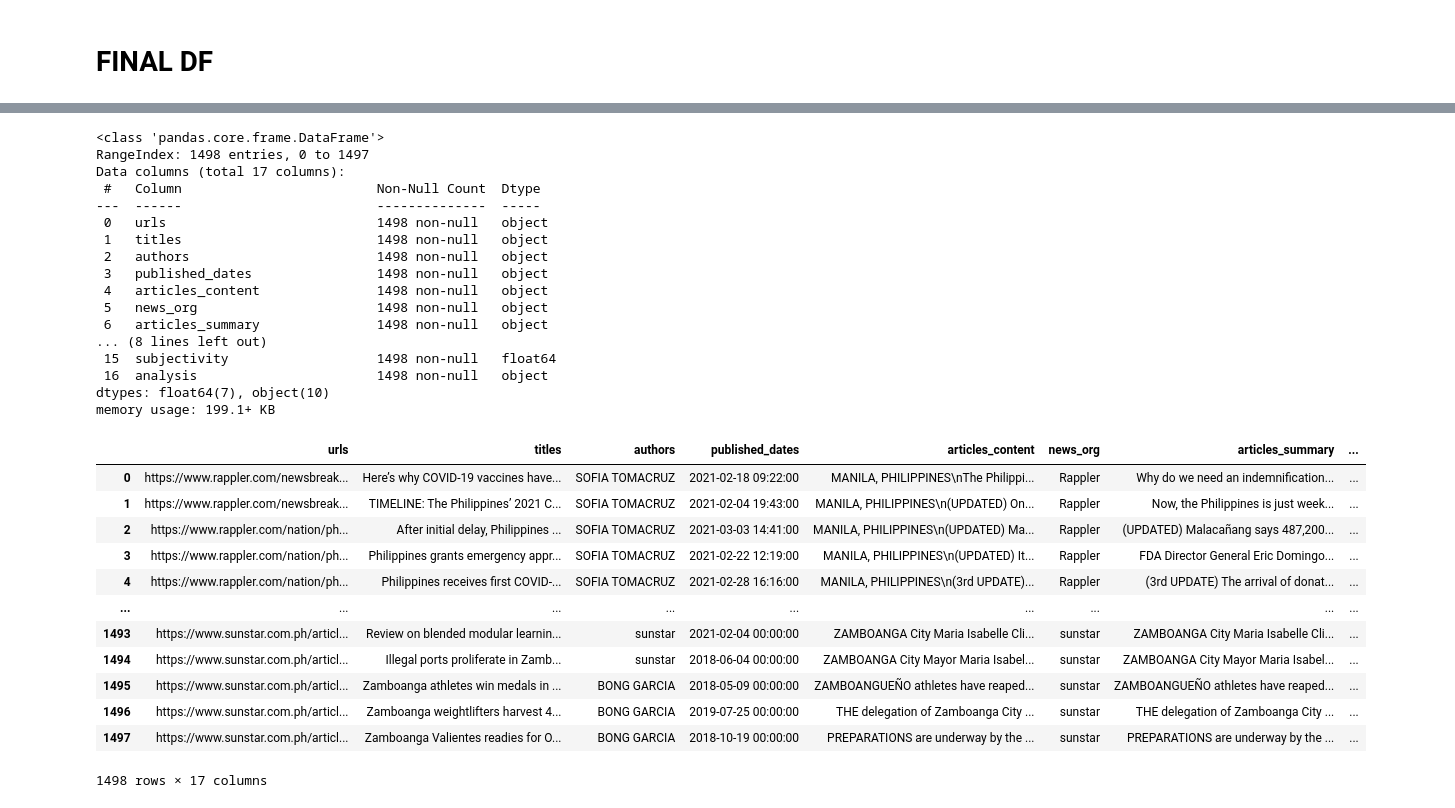
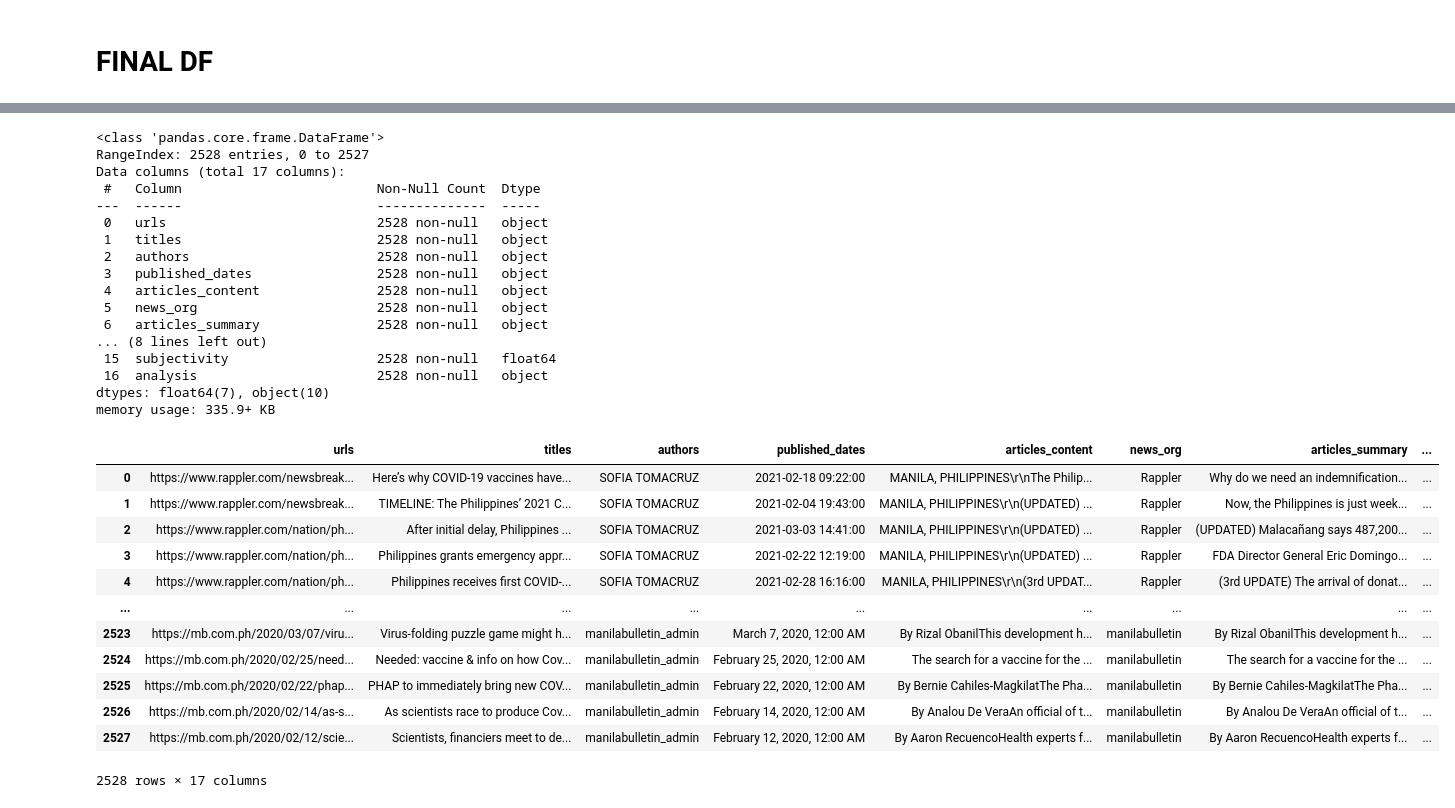
Before and after one commit to babybunso/team-sasa, a Jupyter notebook: sprint4project/3_NLP.ipynb, the cells around one changed output, grey strips where cells are left out. Saved outputs shown, nothing was run; the diff lists cells and outputs as text; code cells hidden in the pictures.

```diff
--- a/sprint4project/3_NLP.ipynb
+++ b/sprint4project/3_NLP.ipynb
@@ -793,41 +868,41 @@ FILENAME = 'datasets/model.csv'
 df.to_csv(FILENAME, index=False)
 # %%
 ### Read the MODEL dataset
-df = pd.read_csv(FILENAME)
+#df = pd.read_csv(FILENAME)
 # df['published_dates'] = pd.to_datetime(df['published_dates'])
 df.info()
 df
 # %% [output]
 <class 'pandas.core.frame.DataFrame'>
-RangeIndex: 1498 entries, 0 to 1497
+RangeIndex: 2528 entries, 0 to 2527
 Data columns (total 17 columns):
  #   Column                         Non-Null Count  Dtype
 ---  ------                         --------------  -----
- 0   urls                           1498 non-null   object
- 1   titles                         1498 non-null   object
- 2   authors                        1498 non-null   object
- 3   published_dates                1498 non-null   object
- 4   articles_content               1498 non-null   object
- 5   news_org                       1498 non-null   object
- 6   articles_summary               1498 non-null   object
+ 0   urls                           2528 non-null   object
+ 1   titles                         2528 non-null   object
+ 2   authors                        2528 non-null   object
+ 3   published_dates                2528 non-null   object
+ 4   articles_content               2528 non-null   object
+ 5   news_org                       2528 non-null   object
+ 6   articles_summary               2528 non-null   object
 ... (8 lines left out)
- 15  subjectivity                   1498 non-null   float64
- 16  analysis                       1498 non-null   object
+ 15  subjectivity                   2528 non-null   float64
+ 16  analysis                       2528 non-null   object
 dtypes: float64(7), object(10)
-memory usage: 199.1+ KB
+memory usage: 335.9+ KB
 |  | urls | titles | authors | published_dates | articles_content | news_org | articles_summary | ... |
-| 0 | https://www.rappler.com/newsbreak... | Here’s why COVID-19 vaccines have... | SOFIA TOMACRUZ | 2021-02-18 09:22:00 | MANILA, PHILIPPINES\nThe Philippi... | Rappler | Why do we need an indemnification... | ... |
-| 1 | https://www.rappler.com/newsbreak... | TIMELINE: The Philippines’ 2021 C... | SOFIA TOMACRUZ | 2021-02-04 19:43:00 | MANILA, PHILIPPINES\n(UPDATED) On... | Rappler | Now, the Philippines is just week... | ... |
-| 2 | https://www.rappler.com/nation/ph... | After initial delay, Philippines ... | SOFIA TOMACRUZ | 2021-03-03 14:41:00 | MANILA, PHILIPPINES\n(UPDATED) Ma... | Rappler | (UPDATED) Malacañang says 487,200... | ... |
-| 3 | https://www.rappler.com/nation/ph... | Philippines grants emergency appr... | SOFIA TOMACRUZ | 2021-02-22 12:19:00 | MANILA, PHILIPPINES\n(UPDATED) It... | Rappler | FDA Director General Eric Domingo... | ... |
-| 4 | https://www.rappler.com/nation/ph... | Philippines receives first COVID-... | SOFIA TOMACRUZ | 2021-02-28 16:16:00 | MANILA, PHILIPPINES\n(3rd UPDATE)... | Rappler | (3rd UPDATE) The arrival of donat... | ... |
+| 0 | https://www.rappler.com/newsbreak... | Here’s why COVID-19 vaccines have... | SOFIA TOMACRUZ | 2021-02-18 09:22:00 | MANILA, PHILIPPINES\r\nThe Philip... | Rappler | Why do we need an indemnification... | ... |
+| 1 | https://www.rappler.com/newsbreak... | TIMELINE: The Philippines’ 2021 C... | SOFIA TOMACRUZ | 2021-02-04 19:43:00 | MANILA, PHILIPPINES\r\n(UPDATED) ... | Rappler | Now, the Philippines is just week... | ... |
+| 2 | https://www.rappler.com/nation/ph... | After initial delay, Philippines ... | SOFIA TOMACRUZ | 2021-03-03 14:41:00 | MANILA, PHILIPPINES\r\n(UPDATED) ... | Rappler | (UPDATED) Malacañang says 487,200... | ... |
+| 3 | https://www.rappler.com/nation/ph... | Philippines grants emergency appr... | SOFIA TOMACRUZ | 2021-02-22 12:19:00 | MANILA, PHILIPPINES\r\n(UPDATED) ... | Rappler | FDA Director General Eric Domingo... | ... |
+| 4 | https://www.rappler.com/nation/ph... | Philippines receives first COVID-... | SOFIA TOMACRUZ | 2021-02-28 16:16:00 | MANILA, PHILIPPINES\r\n(3rd UPDAT... | Rappler | (3rd UPDATE) The arrival of donat... | ... |
 | ... | ... | ... | ... | ... | ... | ... | ... | ... |
-| 1493 | https://www.sunstar.com.ph/articl... | Review on blended modular learnin... | sunstar | 2021-02-04 00:00:00 | ZAMBOANGA City Maria Isabelle Cli... | sunstar | ZAMBOANGA City Maria Isabelle Cli... | ... |
-| 1494 | https://www.sunstar.com.ph/articl... | Illegal ports proliferate in Zamb... | sunstar | 2018-06-04 00:00:00 | ZAMBOANGA City Mayor Maria Isabel... | sunstar | ZAMBOANGA City Mayor Maria Isabel... | ... |
-| 1495 | https://www.sunstar.com.ph/articl... | Zamboanga athletes win medals in ... | BONG GARCIA | 2018-05-09 00:00:00 | ZAMBOANGUEÑO athletes have reaped... | sunstar | ZAMBOANGUEÑO athletes have reaped... | ... |
-| 1496 | https://www.sunstar.com.ph/articl... | Zamboanga weightlifters harvest 4... | BONG GARCIA | 2019-07-25 00:00:00 | THE delegation of Zamboanga City ... | sunstar | THE delegation of Zamboanga City ... | ... |
-| 1497 | https://www.sunstar.com.ph/articl... | Zamboanga Valientes readies for O... | BONG GARCIA | 2018-10-19 00:00:00 | PREPARATIONS are underway by the ... | sunstar | PREPARATIONS are underway by the ... | ... |
+| 2523 | https://mb.com.ph/2020/03/07/viru... | Virus-folding puzzle game might h... | manilabulletin_admin | March 7, 2020, 12:00 AM | By Rizal ObanilThis development h... | manilabulletin | By Rizal ObanilThis development h... | ... |
+| 2524 | https://mb.com.ph/2020/02/25/need... | Needed: vaccine & info on how Cov... | manilabulletin_admin | February 25, 2020, 12:00 AM | The search for a vaccine for the ... | manilabulletin | The search for a vaccine for the ... | ... |
+| 2525 | https://mb.com.ph/2020/02/22/phap... | PHAP to immediately bring new COV... | manilabulletin_admin | February 22, 2020, 12:00 AM | By Bernie Cahiles-MagkilatThe Pha... | manilabulletin | By Bernie Cahiles-MagkilatThe Pha... | ... |
+| 2526 | https://mb.com.ph/2020/02/14/as-s... | As scientists race to produce Cov... | manilabulletin_admin | February 14, 2020, 12:00 AM | By Analou De VeraAn official of t... | manilabulletin | By Analou De VeraAn official of t... | ... |
+| 2527 | https://mb.com.ph/2020/02/12/scie... | Scientists, financiers meet to de... | manilabulletin_admin | February 12, 2020, 12:00 AM | By Aaron RecuencoHealth experts f... | manilabulletin | By Aaron RecuencoHealth experts f... | ... |
-1498 rows × 17 columns
+2528 rows × 17 columns
 # %%
 df[['articles_content','articles_summary']]
 # %% [output]
```
Also changed, not shown: parts of 18 cells of this notebook, 1 other file.
